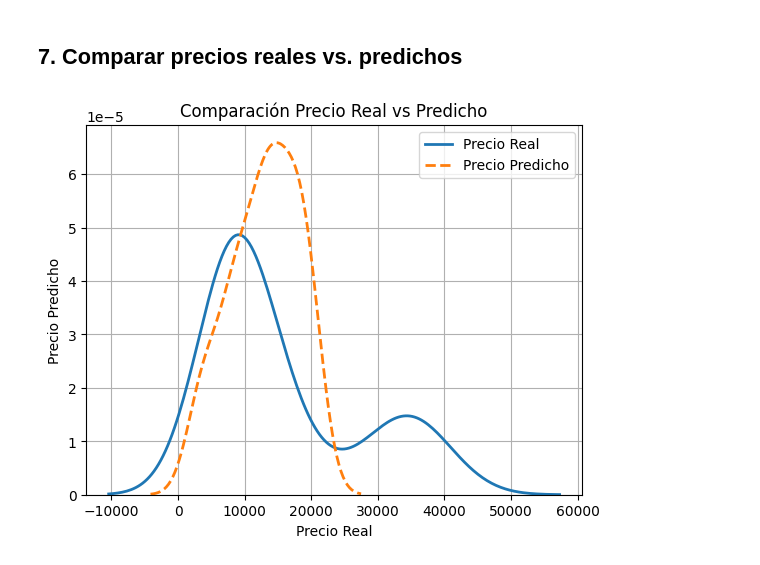
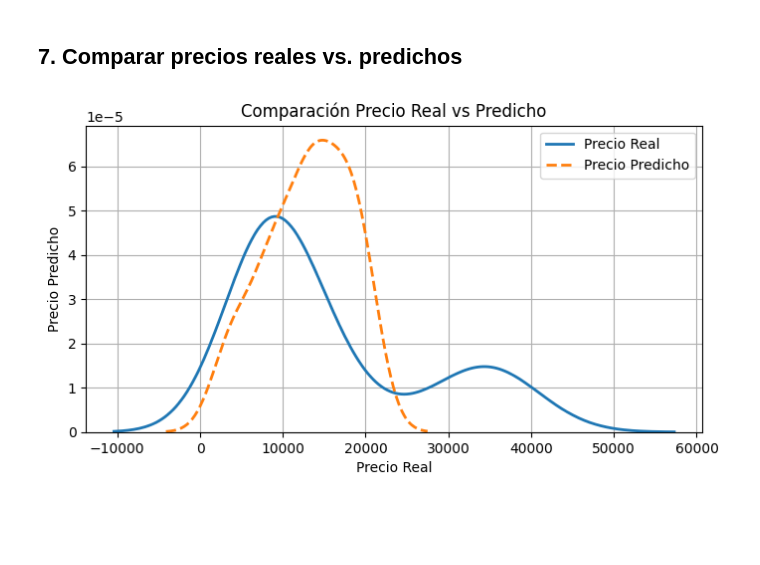
Before and after one commit to Jose-Gabriel-Rodriguez/MachineLearning, a Jupyter notebook: Unidad2/1_Regresion_Lineal_Simple_Automobile.ipynb, the cells around one changed output. Saved outputs shown, nothing was run; the diff lists cells and outputs as text; code cells hidden in the pictures; blank space fills up the shorter version.

```diff
--- a/Unidad2/1_Regresion_Lineal_Simple_Automobile.ipynb
+++ b/Unidad2/1_Regresion_Lineal_Simple_Automobile.ipynb
@@ -110,14 +110,14 @@ Intersección (bias): 31365.48
 ## **7. Comparar precios reales vs. predichos**
 # %%
 #plt.scatter(y_test, y_pred)
-
+plt.figure(figsize=(8, 4))
 sns.kdeplot(y_test, label='Precio Real', linewidth=2)
 sns.kdeplot(y_pred, label='Precio Predicho', linewidth=2, linestyle='--')
 plt.xlabel("Precio Real")
 plt.ylabel("Precio Predicho")
 plt.title("Comparación Precio Real vs Predicho")
 plt.grid(True)
 plt.legend()
 plt.show()
 # %% [output]
-[figure, old version]
+[figure, new version]
```
